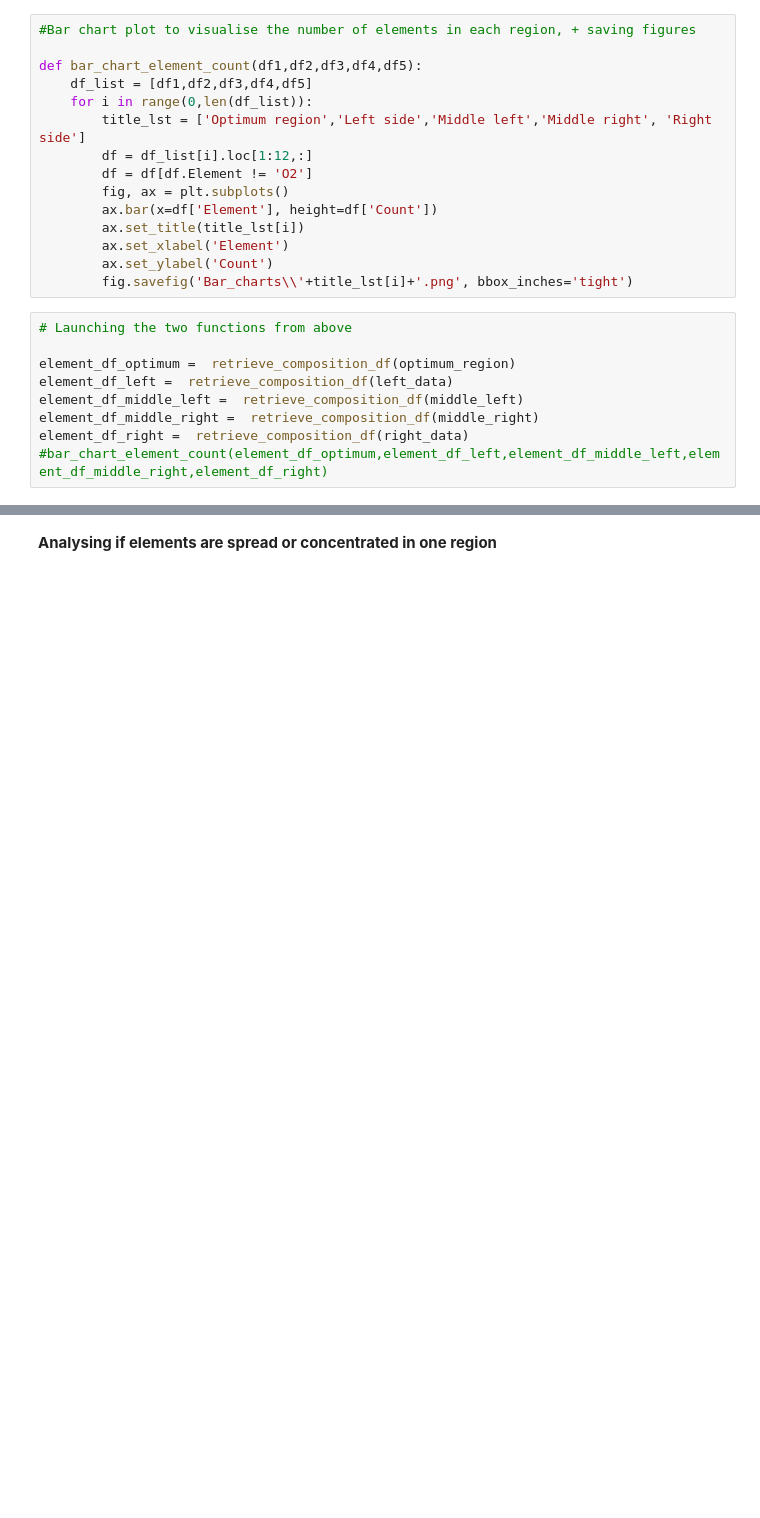
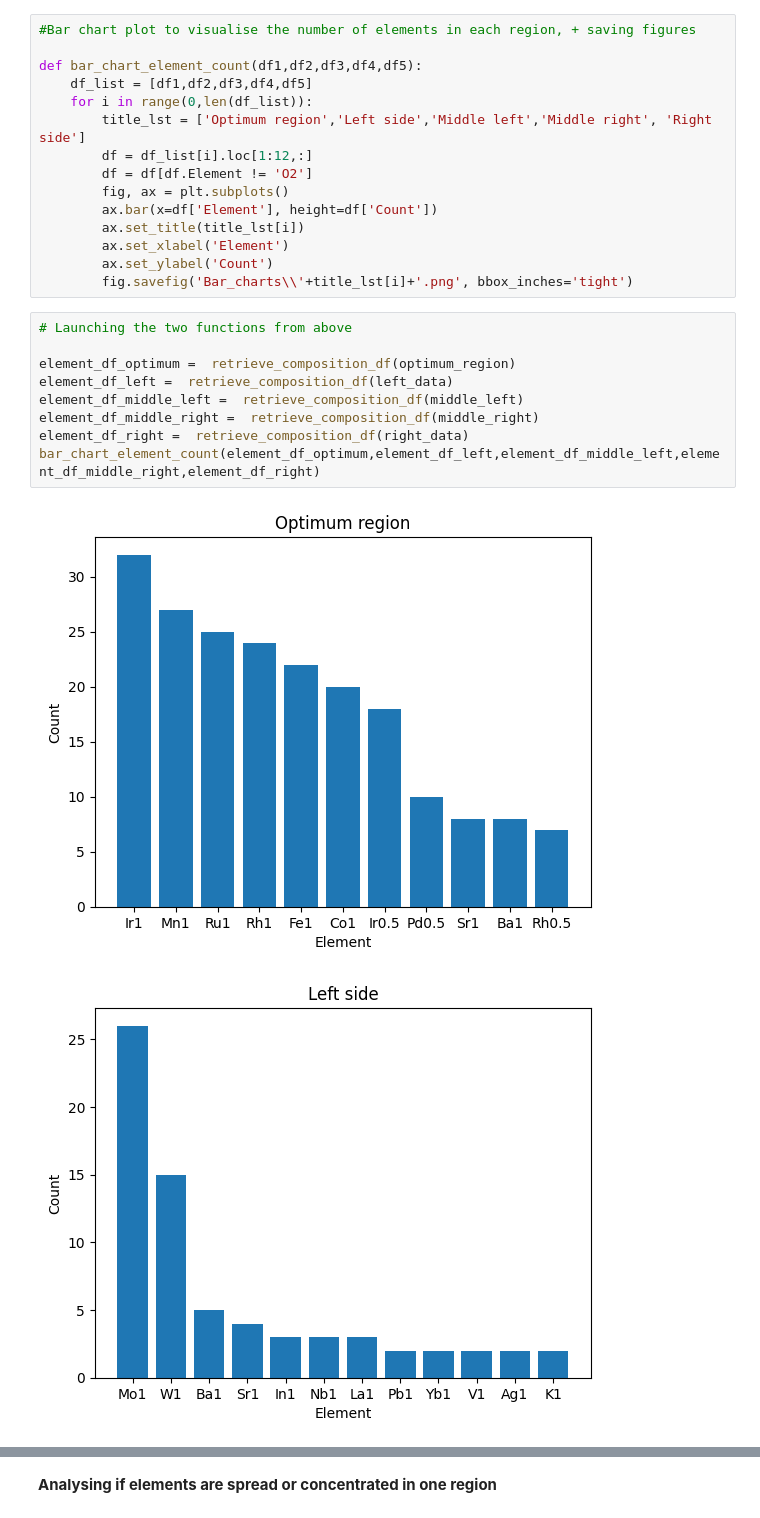
Before and after one commit to fahim-ah/Yr3-Project, a Jupyter notebook: Data file.ipynb, the cells around one changed output, grey strips where cells are left out. Drawn from its saved outputs; the diff is of its cells as text; blank space fills up the shorter version.

```diff
--- a/Data file.ipynb
+++ b/Data file.ipynb
@@ -479,9 +479,12 @@ def bar_chart_element_count(df1,df2,df3,df4,df5):
 # %%
 # Launching the two functions from above
 
 element_df_optimum =  retrieve_composition_df(optimum_region)
 element_df_left =  retrieve_composition_df(left_data)
 element_df_middle_left =  retrieve_composition_df(middle_left)
 element_df_middle_right =  retrieve_composition_df(middle_right)
 element_df_right =  retrieve_composition_df(right_data)
-#bar_chart_element_count(element_df_optimum,element_df_left,element_df_middle_left,element_df_middle_right,element_df_right)
+bar_chart_element_count(element_df_optimum,element_df_left,element_df_middle_left,element_df_middle_right,element_df_right)
+# %% [output]
+[figure, added]
+[figure, added]
```
Also changed, not shown: parts of 1 cell of this notebook, 5 other files.
